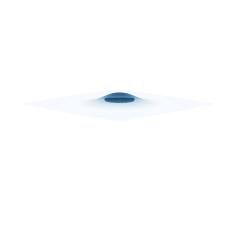
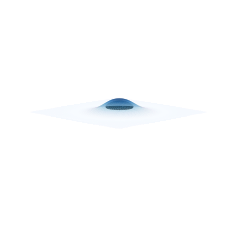
Code edit (unified diff) that turned the first committed figure into the second:
--- before
+++ after
@@ -23,4 +23,6 @@
 ax.set_ylim3d(-150.0, 150.0)
 ax.set_zlim3d(-150.0, 150.0)
+# Force equal scaling in 3D
+ax.set_box_aspect([1, 1, 1])
 ax.set_axis_off()
 if is_legend_plotted:

Commit: Add plot vertex for two examples of changed spont curv results